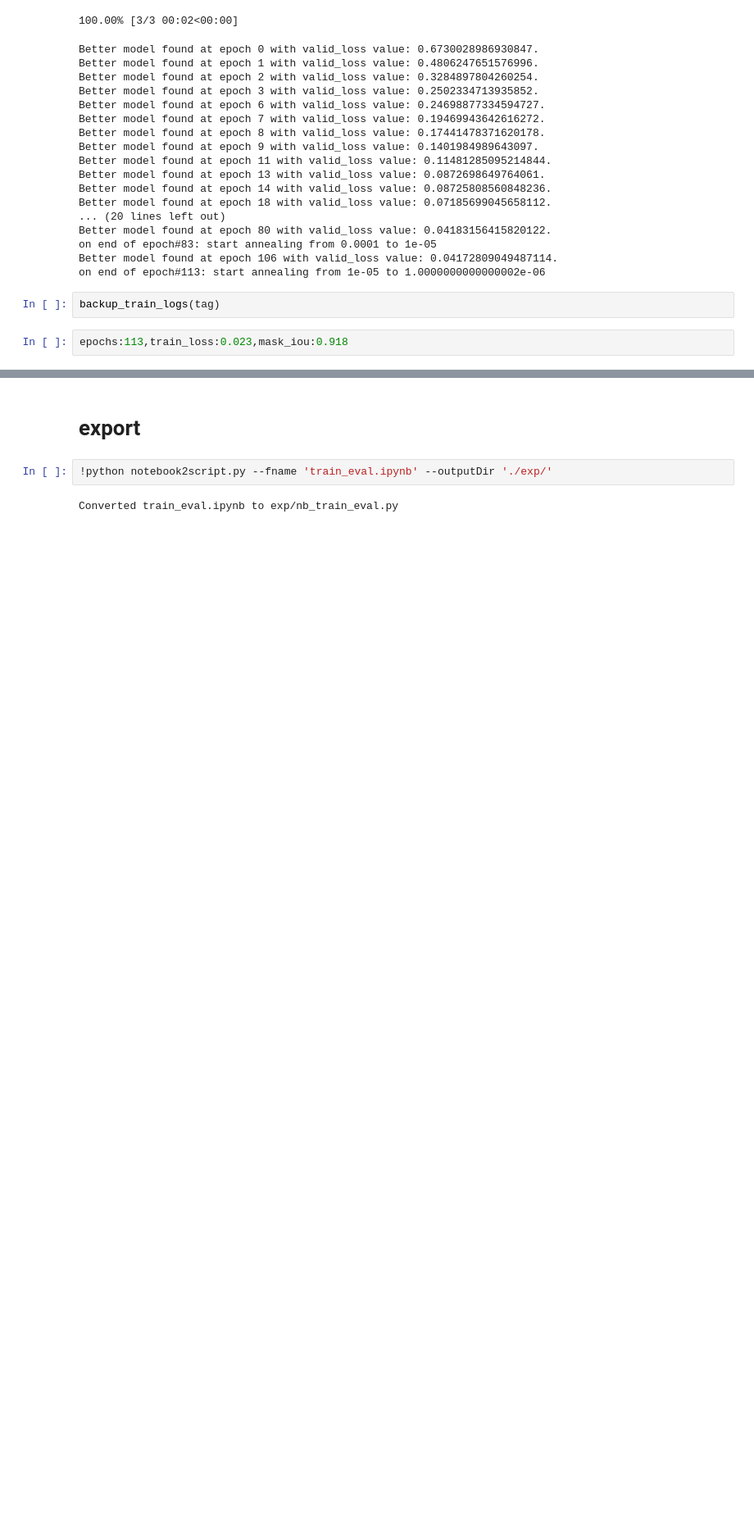
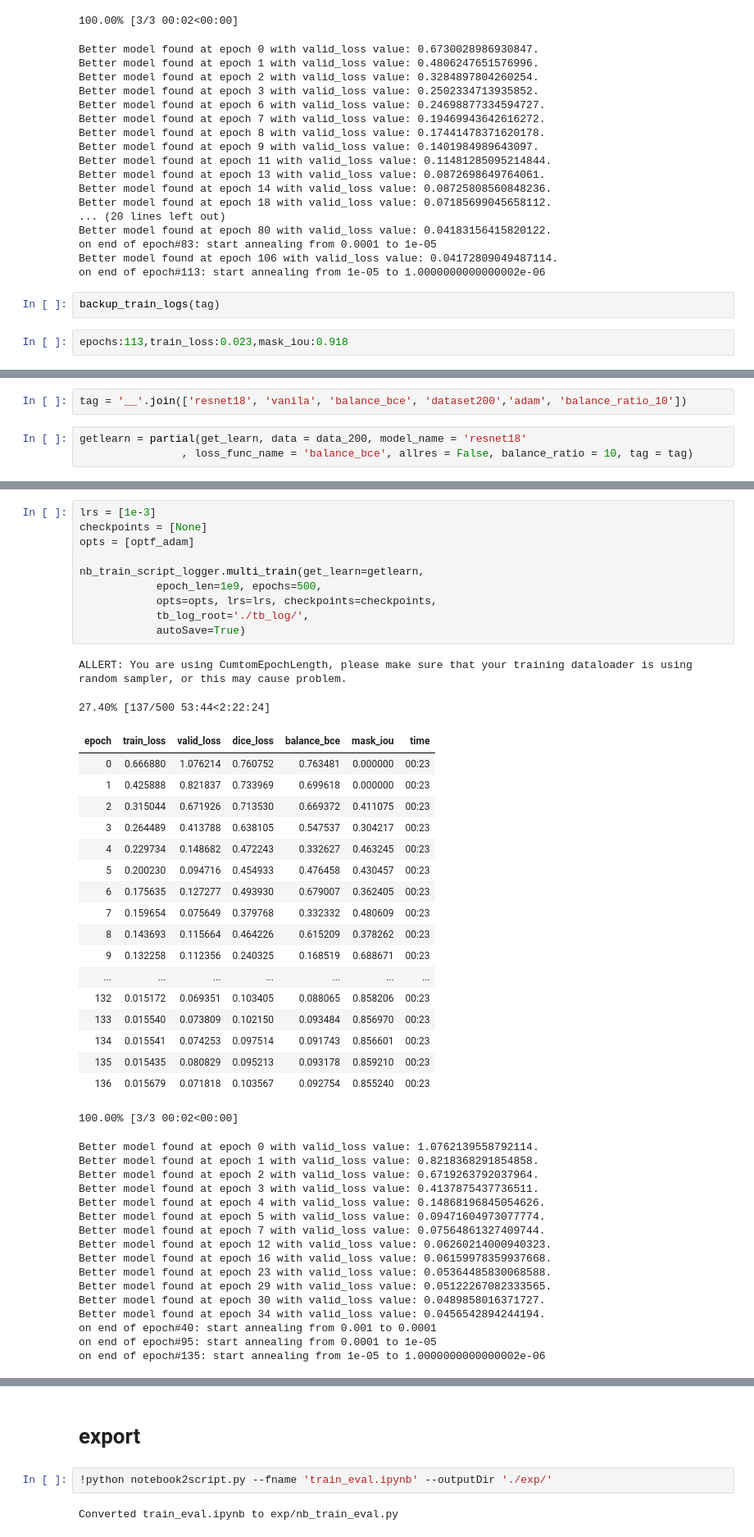
Before and after one commit to uid42/image_segmentation_demo, a Jupyter notebook: train_eval.ipynb, the cells around one changed output, grey strips where cells are left out. Shown at 82% size. Cells and saved outputs as stored; diff of their text form; blank space fills up the shorter version.

```diff
--- a/train_eval.ipynb
+++ b/train_eval.ipynb
@@ -383,0 +640,5 @@ epochs:113,train_loss:0.023,mask_iou:0.918
+# %%
+tag = '__'.join(['resnet18', 'vanila', 'balance_bce', 'dataset200','adam', 'balance_ratio_10'])
+# %%
+getlearn = partial(get_learn, data = data_200, model_name = 'resnet18'
+                , loss_func_name = 'balance_bce', allres = False, balance_ratio = 10, tag = tag)
@@ -383,0 +665,47 @@ epochs:113,train_loss:0.023,mask_iou:0.918
+# %%
+lrs = [1e-3]
+checkpoints = [None]
+opts = [optf_adam]
+
+nb_train_script_logger.multi_train(get_learn=getlearn,
+            epoch_len=1e9, epochs=500,
+            opts=opts, lrs=lrs, checkpoints=checkpoints,
+            tb_log_root='./tb_log/',
+            autoSave=True)
+# %% [output]
+ALLERT: You are using CumtomEpochLength, please make sure that your training dataloader is using random sampler, or this may cause problem.
+27.40% [137/500 53:44<2:22:24]
+| epoch | train_loss | valid_loss | dice_loss | balance_bce | mask_iou | time |
+| 0 | 0.666880 | 1.076214 | 0.760752 | 0.763481 | 0.000000 | 00:23 |
+| 1 | 0.425888 | 0.821837 | 0.733969 | 0.699618 | 0.000000 | 00:23 |
+| 2 | 0.315044 | 0.671926 | 0.713530 | 0.669372 | 0.411075 | 00:23 |
+| 3 | 0.264489 | 0.413788 | 0.638105 | 0.547537 | 0.304217 | 00:23 |
+| 4 | 0.229734 | 0.148682 | 0.472243 | 0.332627 | 0.463245 | 00:23 |
+| 5 | 0.200230 | 0.094716 | 0.454933 | 0.476458 | 0.430457 | 00:23 |
+| 6 | 0.175635 | 0.127277 | 0.493930 | 0.679007 | 0.362405 | 00:23 |
+| 7 | 0.159654 | 0.075649 | 0.379768 | 0.332332 | 0.480609 | 00:23 |
+| 8 | 0.143693 | 0.115664 | 0.464226 | 0.615209 | 0.378262 | 00:23 |
+| 9 | 0.132258 | 0.112356 | 0.240325 | 0.168519 | 0.688671 | 00:23 |
+| ... | ... | ... | ... | ... | ... | ... |
+| 132 | 0.015172 | 0.069351 | 0.103405 | 0.088065 | 0.858206 | 00:23 |
+| 133 | 0.015540 | 0.073809 | 0.102150 | 0.093484 | 0.856970 | 00:23 |
+| 134 | 0.015541 | 0.074253 | 0.097514 | 0.091743 | 0.856601 | 00:23 |
+| 135 | 0.015435 | 0.080829 | 0.095213 | 0.093178 | 0.859210 | 00:23 |
+| 136 | 0.015679 | 0.071818 | 0.103567 | 0.092754 | 0.855240 | 00:23 |
+100.00% [3/3 00:02<00:00]
+Better model found at epoch 0 with valid_loss value: 1.0762139558792114.
+Better model found at epoch 1 with valid_loss value: 0.8218368291854858.
+Better model found at epoch 2 with valid_loss value: 0.6719263792037964.
+Better model found at epoch 3 with valid_loss value: 0.4137875437736511.
+Better model found at epoch 4 with valid_loss value: 0.14868196845054626.
+Better model found at epoch 5 with valid_loss value: 0.09471604973077774.
+Better model found at epoch 7 with valid_loss value: 0.07564861327409744.
+Better model found at epoch 12 with valid_loss value: 0.06260214000940323.
+Better model found at epoch 16 with valid_loss value: 0.06159978359937668.
+Better model found at epoch 23 with valid_loss value: 0.05364485830068588.
+Better model found at epoch 29 with valid_loss value: 0.05122267082333565.
+Better model found at epoch 30 with valid_loss value: 0.0489858016371727.
+Better model found at epoch 34 with valid_loss value: 0.0456542894244194.
+on end of epoch#40: start annealing from 0.001 to 0.0001
+on end of epoch#95: start annealing from 0.0001 to 1e-05
+on end of epoch#135: start annealing from 1e-05 to 1.0000000000000002e-06
```
Also changed, not shown: parts of 38 cells of this notebook.
